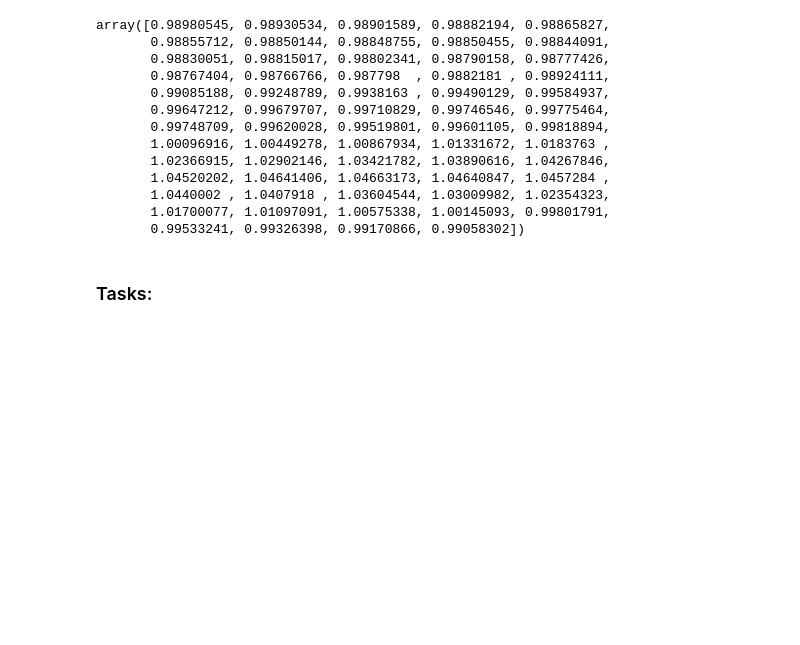
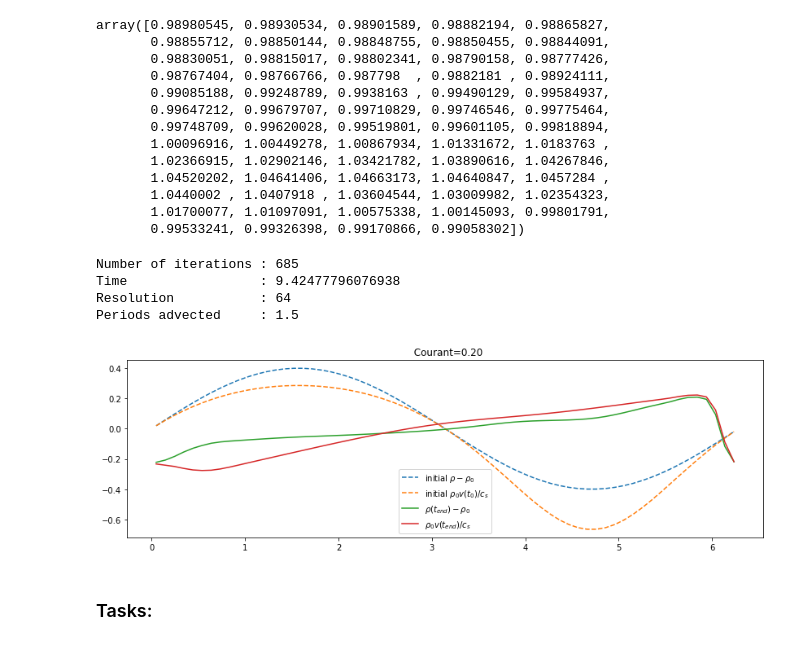
Before and after one commit to astrockragh/computational_astrophysics, a Jupyter notebook: 2 Hydrodynamics/2a Riemann Solvers_own.ipynb, the cells around one changed output. Saved outputs shown, nothing was run; the diff lists cells and outputs as text; code cells hidden in the pictures; blank space fills up the shorter version.

```diff
--- a/2 Hydrodynamics/2a Riemann Solvers_own.ipynb
+++ b/2 Hydrodynamics/2a Riemann Solvers_own.ipynb
@@ -463,6 +463,69 @@ array([0.98980545, 0.98930534, 0.98901589, 0.98882194, 0.98865827,
        1.0440002 , 1.0407918 , 1.03604544, 1.03009982, 1.02354323,
        1.01700077, 1.01097091, 1.00575338, 1.00145093, 0.99801791,
        0.99533241, 0.99326398, 0.99170866, 0.99058302])
+# %%
+n = 64         # number of grid points
+C = 0.2        # Counrant number (<0.5 for stability)
+rho0 = 1.      # Average density
+gamma = 1.1     # Adiabatic index
+cs  = 1.       # Sound speed
+eps = 0.4 # relative amplitude of soundwave
+Slope=MonCen   # choose a slope
+Riemann_Solver=HLL #choose a Riemann solver LLF/HLL
+
+
+
+# set up exepriment with a soundwave initial condition
+u = hd(n,gamma=gamma,cs=cs)
+initial_condition(u,eps=eps,rho0=rho0)
+
+periods = 1.5 # number of periods to advect
+tend = periods*u.Lbox / u.cs # corresponding end time if wave moves with sound speed (cs)
+
+# calculate an approximate guess for the
+# number of iterations needed
+# dt ~ C * dx / cs, since cs is the soundspeed
+# 1.5 is a safety factor, given that the phase
+# velocity of the wave may limit the time step a bit
+nt = int(1.5 * tend / (C * u.dx / cs))
+
+wide_fig()
+plt.plot(u.x,u.rho - rho0,'--',label=r'initial $\rho-\rho_0$')
+plt.plot(u.x,rho0*u.velocity()/u.cs,'--',label=r'initial $\rho_0 v(t_{0}) / c_s$')
+it = 0
+while(u.t < tend and it < nt):
+    dt=u.Courant(C) # get size of dt
+    if (u.t+dt > tend): # make sure we arrive at tend exactly
+        dt = tend - u.t
+
+    u = muscl(u,dt,Slope=Slope,Riemann_Solver=Riemann_Solver) # Evolve solution by dt
+    # increment time and iteration count
+    u.t += dt
+    it += 1
+# Plot the final density in orange
+plt.plot(u.x,u.rho-rho0,'-',label=r'$\rho(t_{end}) - \rho_0$')
+
+# Plot the corresponding velocity. Rescale with a factor of rho0 / u["cs"] to make
+# it same amplitude as density (can be seen by e.g. dimensional analysis)
+plt.plot(u.x,rho0*u.velocity()/u.cs,'-',label=r'$\rho_0 v(t_{end}) / c_s$')
+
+plt.legend();
+
+print("Number of iterations :", it)
+print("Time                 :", u.t)
+print("Resolution           :", u.n)
+print("Periods advected     :", periods)
+if (u.t < tend):
+    print("OBS hit maximum number of iterations, something may be broken.")
+    print("nt   =", nt)
+    print("t    =", u.t)
+    print("tend =", tend)
+# %% [output]
+Number of iterations : 685
+Time                 : 9.42477796076938
+Resolution           : 64
+Periods advected     : 1.5
+[figure, added]
 # %% [markdown]
 ### Tasks:
 # %% [markdown]
```
Also changed, not shown: parts of 1 cell of this notebook.
